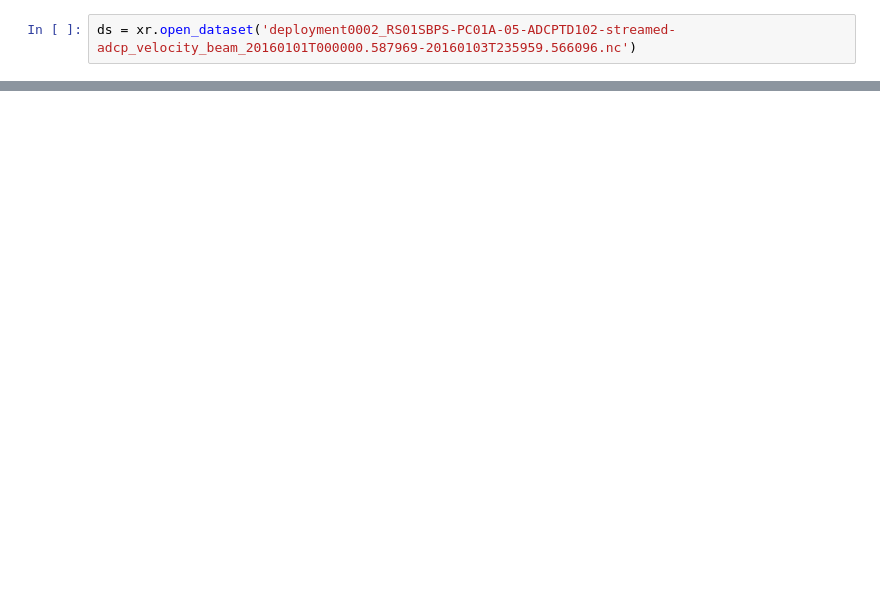
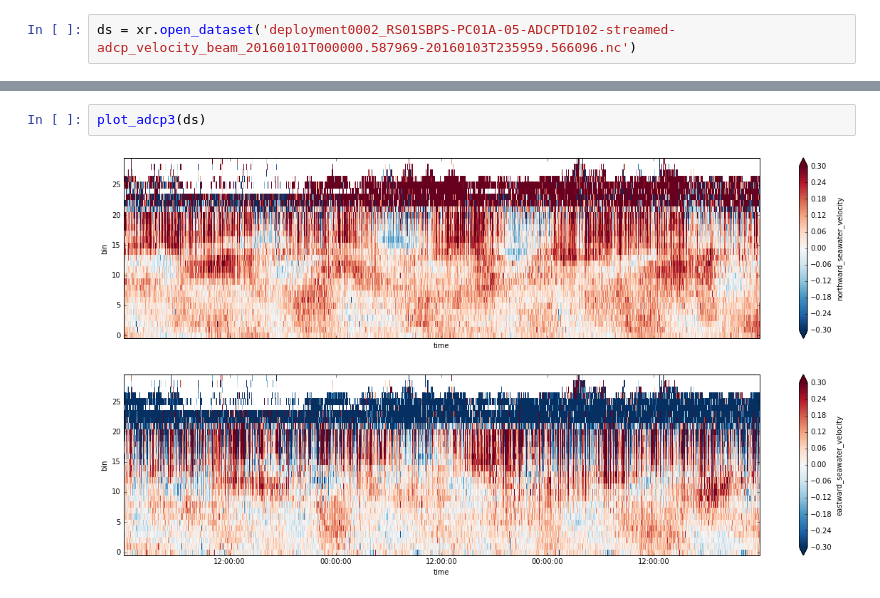
Before and after one commit to petercable/shared_notebooks, a Jupyter notebook: adcp/Velocity Plots.ipynb, the cells around one changed output, grey strips where cells are left out. Drawn from its saved outputs; the diff is of its cells as text; blank space fills up the shorter version.

```diff
--- a/adcp/Velocity Plots.ipynb
+++ b/adcp/Velocity Plots.ipynb
@@ -62,0 +110,4 @@ plot_one(ds.upward_seawater_velocity.values, ds.time.values, mean_bin_depths, Tr
+# %%
+plot_adcp3(ds)
+# %% [output]
+[figure, added]
```
Also changed, not shown: parts of 12 cells of this notebook.
